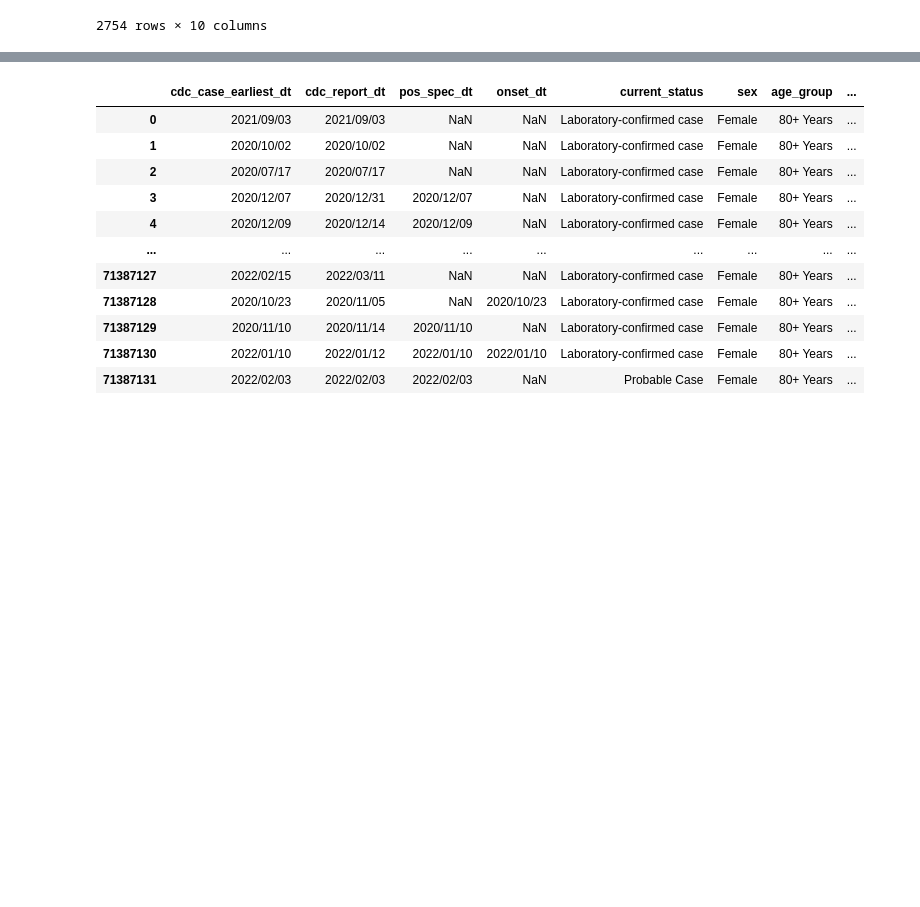
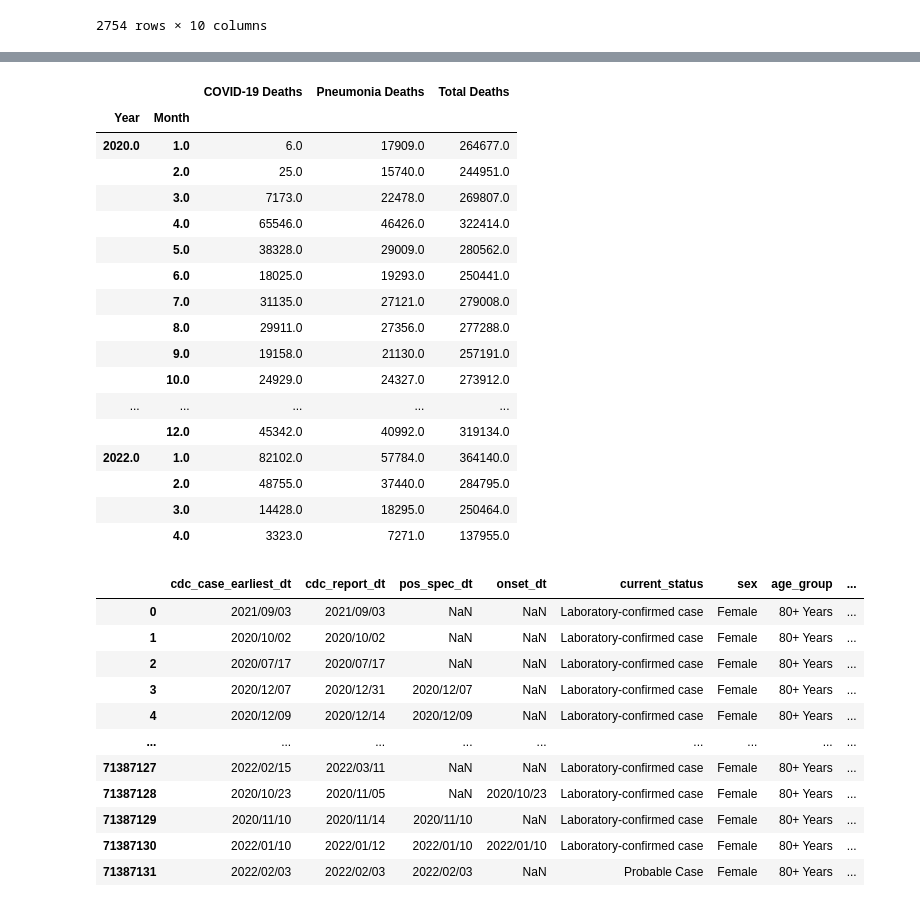
Before and after one commit to HartChrisT/Covid_Comorbidities, a Jupyter notebook: COVID_DataFrames.ipynb, the cells around one changed output, grey strips where cells are left out. Drawn from its saved outputs; the diff is of its cells as text; code cells hidden in the pictures; blank space fills up the shorter version.

```diff
--- a/COVID_DataFrames.ipynb
+++ b/COVID_DataFrames.ipynb
@@ -213,0 +256,22 @@ Covid_sex.columns.tolist()
+# %%
+deaths_per_month_df = df.loc[df['State'] == 'United States'].groupby(['Year', 'Month']).sum()[['COVID-19 Deaths', 'Pneumonia Deaths', 'Total Deaths']]
+deaths_per_month_df
+# %% [output]
+|  |  | COVID-19 Deaths | Pneumonia Deaths | Total Deaths |
+| Year | Month |  |  |  |
+| 2020.0 | 1.0 | 6.0 | 17909.0 | 264677.0 |
+|  | 2.0 | 25.0 | 15740.0 | 244951.0 |
+|  | 3.0 | 7173.0 | 22478.0 | 269807.0 |
+|  | 4.0 | 65546.0 | 46426.0 | 322414.0 |
+|  | 5.0 | 38328.0 | 29009.0 | 280562.0 |
+|  | 6.0 | 18025.0 | 19293.0 | 250441.0 |
+|  | 7.0 | 31135.0 | 27121.0 | 279008.0 |
+|  | 8.0 | 29911.0 | 27356.0 | 277288.0 |
+|  | 9.0 | 19158.0 | 21130.0 | 257191.0 |
+|  | 10.0 | 24929.0 | 24327.0 | 273912.0 |
+| ... | ... | ... | ... | ... |
+|  | 12.0 | 45342.0 | 40992.0 | 319134.0 |
+| 2022.0 | 1.0 | 82102.0 | 57784.0 | 364140.0 |
+|  | 2.0 | 48755.0 | 37440.0 | 284795.0 |
+|  | 3.0 | 14428.0 | 18295.0 | 250464.0 |
+|  | 4.0 | 3323.0 | 7271.0 | 137955.0 |
```
Also changed, not shown: parts of 6 cells of this notebook, 2 other files.
